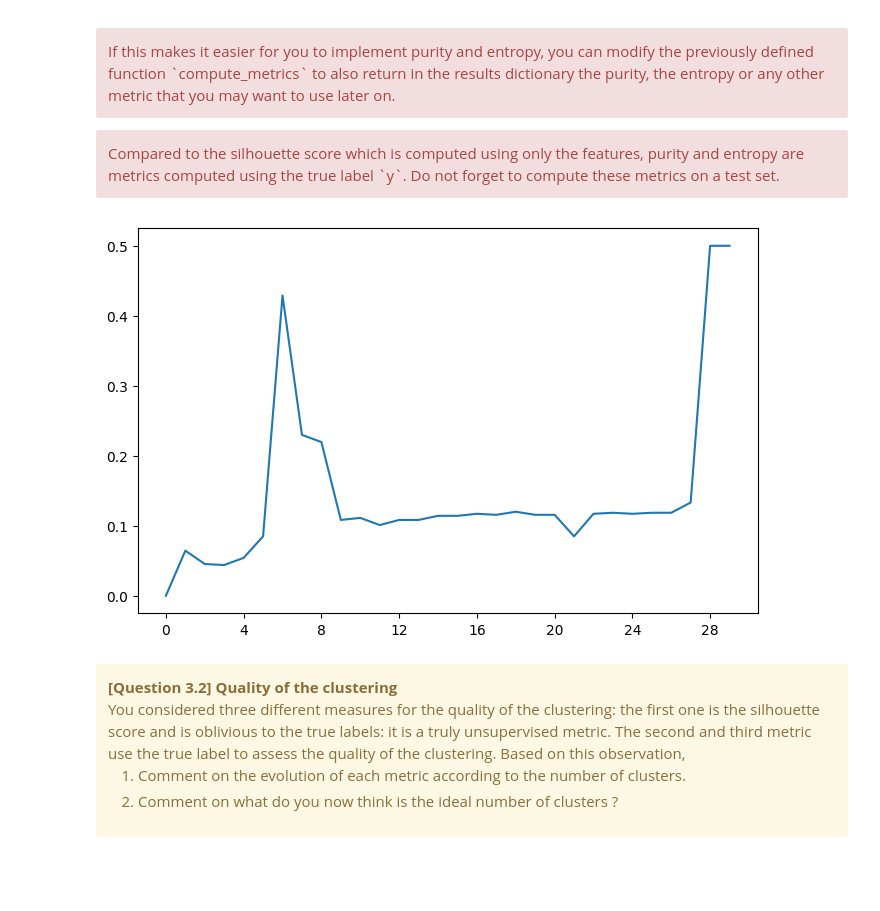
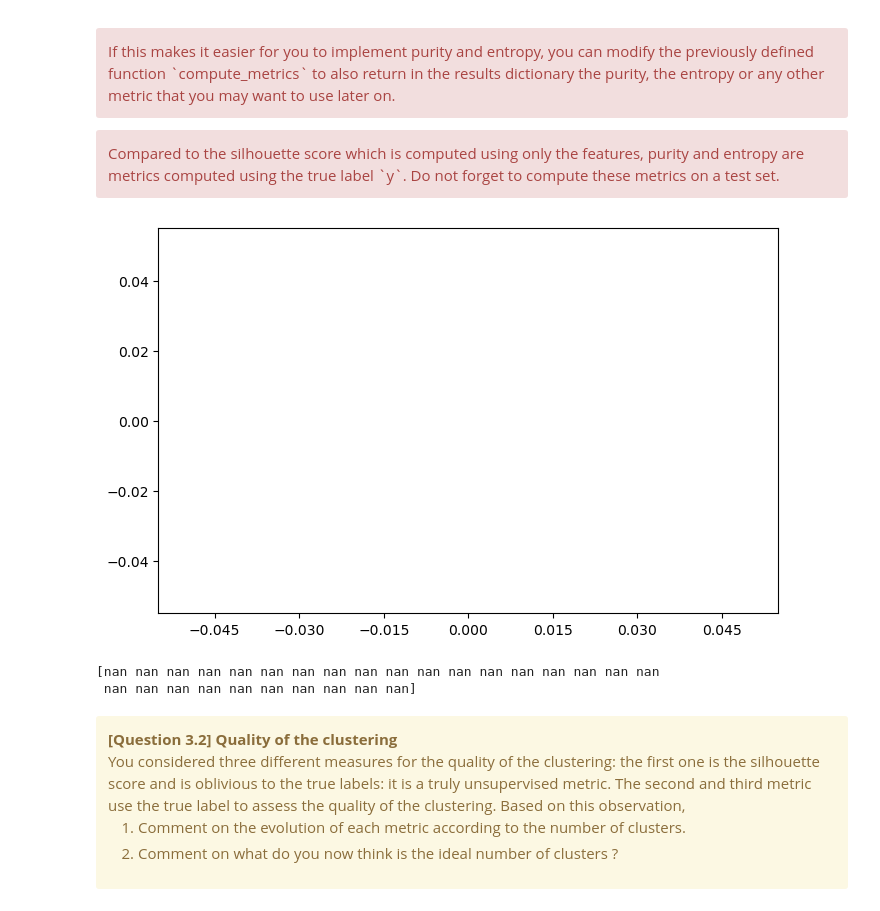
Before and after one commit to Potomolo/LEPL1109-CraHackaton, a Jupyter notebook: Hackaton_3/H3-Clustering-Student.ipynb, the cells around one changed output. Drawn from its saved outputs; the diff is of its cells as text; code cells hidden in the pictures; blank space fills up the shorter version.

```diff
--- a/Hackaton_3/H3-Clustering-Student.ipynb
+++ b/Hackaton_3/H3-Clustering-Student.ipynb
@@ -1174,16 +1174,46 @@ A good clustering aims for both high purity (most points in a cluster belong to
 # %%
 """
 CELL N°3.2.2 : Purity and Entropy
 
 @pre:  A split of your dataset: X_train, X_test, y_train, y_test
 @post: A "Purity/Entropy versus Number of Clusters" plot. There should be two curves, one for the purity and one for the entropy.
 """
 
+def compute_purity_entropy(model, X_train, y_train, X_test, y_test):
+    y_pred = compute_y_pred(model, X_train, X_test, y_train)
+    purity = 0
+    entropy = 0
+
+    pij_matrix = np.zeros((model.n_clusters,2))
+
+    for i in range(model.n_clusters):                      # j := Recidivist or not recidivist
+        for j in range(2):                                 # i := label of cluster
+            pij_matrix[i,j] = np.sum(np.where((y_pred == i) and (y_test == j),1,0))/np.sum(np.where(y_pred == i, 1, 0))
+            entropy += - pij_matrix[i,j] * np.log(pij_matrix[i,j])/np.log(2)
+    entropy /= 2.
+
+    return purity,entropy
+
+
+n_cluster_array = np.arange(2,30)
+n_purity = np.arange(2,30,dtype=np.float64)
+n_entropy = np.arange(2,30,dtype=np.float64)
+
+for n in range(2,30):
+    kmeans = KMeans(n_clusters=n, random_state=random_seed)
+    n_purity[n-2],n_entropy[n-2] = compute_purity_entropy(kmeans, X_train, y_train, X_test, y_test)
+
+
 plt.figure(figsize=(8, 5))
 plt.gca().xaxis.set_major_locator(MaxNLocator(integer=True))
+plt.plot(n_cluster_array,n_entropy)
 plt.show()
+
+print(n_entropy)
 # %% [output]
-[figure, old version]
+[figure, new version]
+[nan nan nan nan nan nan nan nan nan nan nan nan nan nan nan nan nan nan
+ nan nan nan nan nan nan nan nan nan nan]
 # %% [markdown]
 <div class="alert alert-warning">
 <b>[Question 3.2] Quality of the clustering </b>  <br>
```
Also changed, not shown: parts of 1 cell of this notebook.
